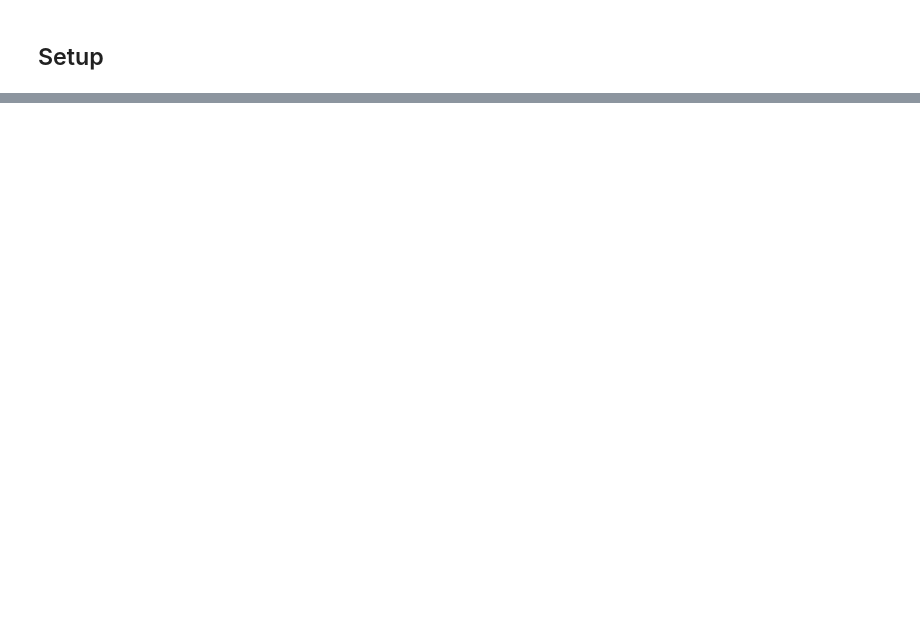
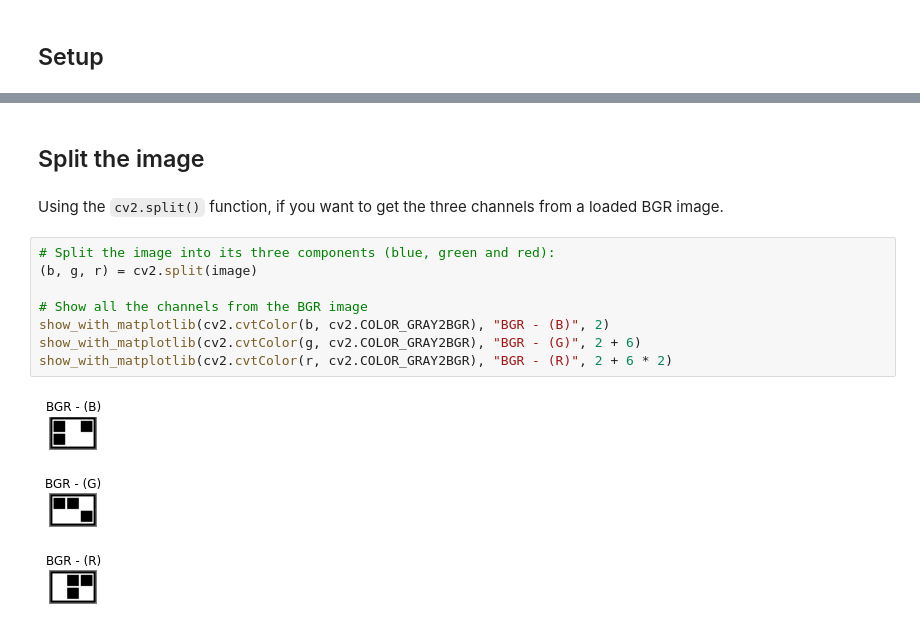
Before and after one commit to rahiakela/opencv-projects-and-guide, a Jupyter notebook: mastering-opencv4-with-python/5-image-processing-techniques/1_image_channels_splitting_and_merging.ipynb, the cells around one changed output, grey strips where cells are left out. Cells and saved outputs as stored; diff of their text form; blank space fills up the shorter version.

```diff
--- a/mastering-opencv4-with-python/5-image-processing-techniques/1_image_channels_splitting_and_merging.ipynb
+++ b/mastering-opencv4-with-python/5-image-processing-techniques/1_image_channels_splitting_and_merging.ipynb
@@ -219,0 +43,14 @@ considered from another person (the obtained value is greater than 0.6).
+# %% [markdown]
+## Split the image
+# %% [markdown]
+Using the `cv2.split()` function, if you want to get the three channels from a loaded BGR image.
+# %%
+# Split the image into its three components (blue, green and red):
+(b, g, r) = cv2.split(image)
+
+# Show all the channels from the BGR image
+show_with_matplotlib(cv2.cvtColor(b, cv2.COLOR_GRAY2BGR), "BGR - (B)", 2)
+show_with_matplotlib(cv2.cvtColor(g, cv2.COLOR_GRAY2BGR), "BGR - (G)", 2 + 6)
+show_with_matplotlib(cv2.cvtColor(r, cv2.COLOR_GRAY2BGR), "BGR - (R)", 2 + 6 * 2)
+# %% [output]
+[figure, added]
```
Also changed, not shown: parts of 37 cells of this notebook.
